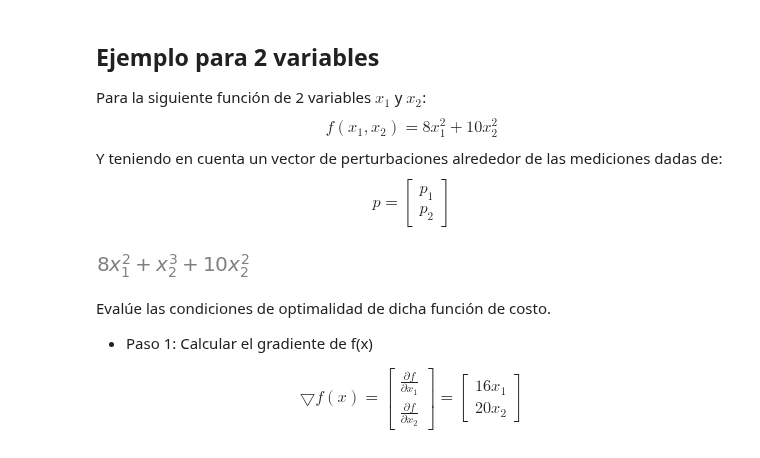
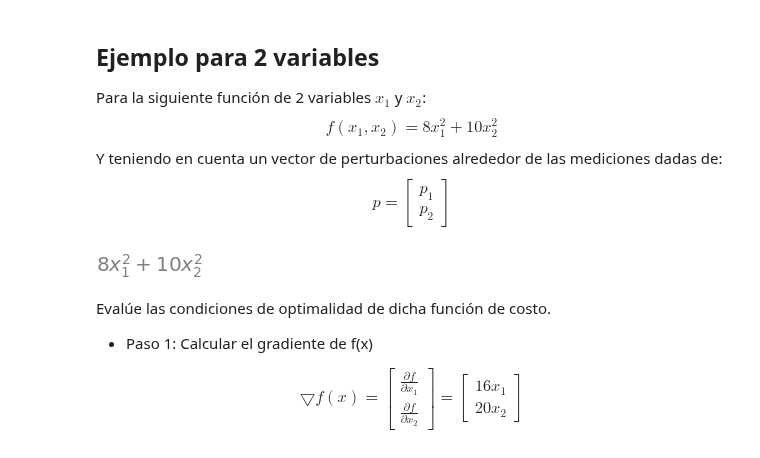
Before and after one commit to jairocuellar/System_identification, a Jupyter notebook: class_03_01.ipynb, the cells around one changed output. Saved outputs shown, nothing was run; the diff lists cells and outputs as text; code cells hidden in the pictures.

```diff
--- a/class_03_01.ipynb
+++ b/class_03_01.ipynb
@@ -89,10 +89,10 @@ p_1\\p_2
 # %%
 x1,x2 = sym.symbols('x_1,x_2')
 x = Matrix([x1,x2])
-f = 8*x1**2 + 10*x2**2 + x2**3
+f = 8*x1**2 + 10*x2**2
 f
 # %% [output]
-[figure, old version]
+[figure, new version]
 # %% [markdown]
 Evalúe las condiciones de optimalidad de dicha función de costo.
 
```
Also changed, not shown: parts of 9 cells of this notebook, 2 other files.
